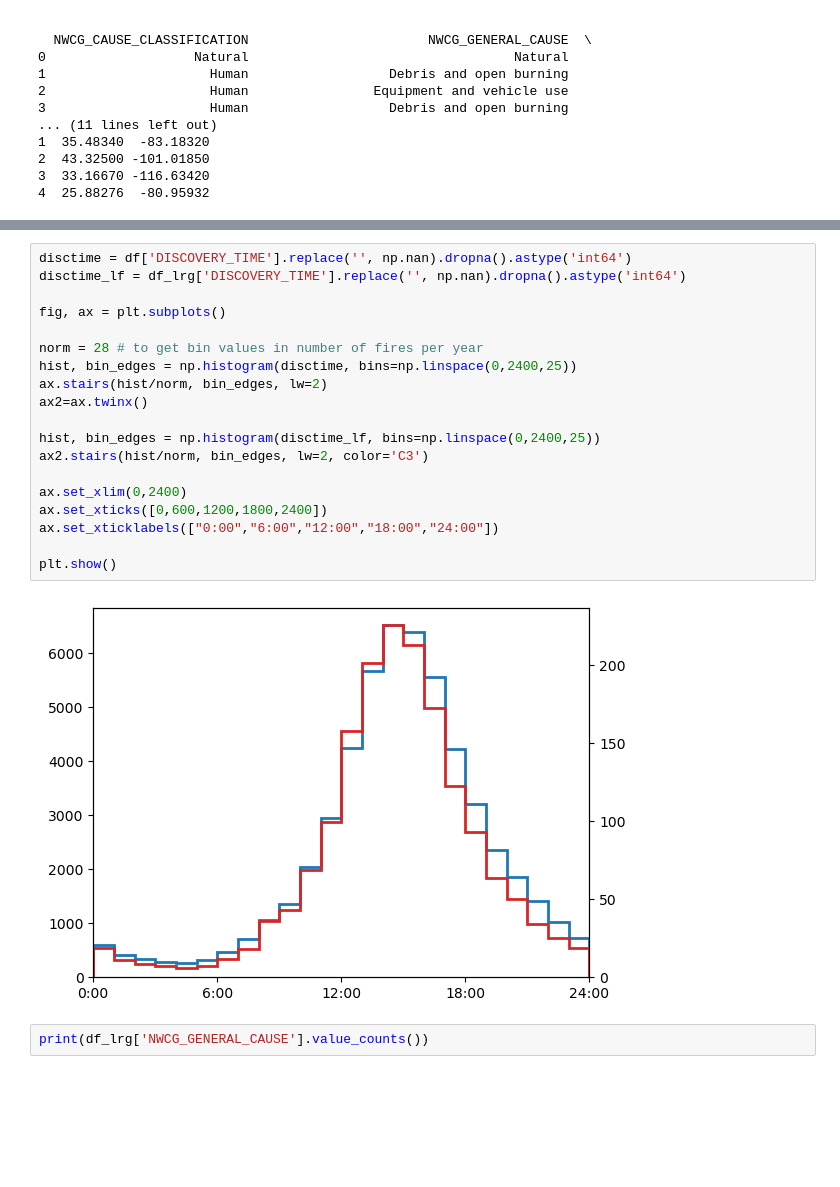
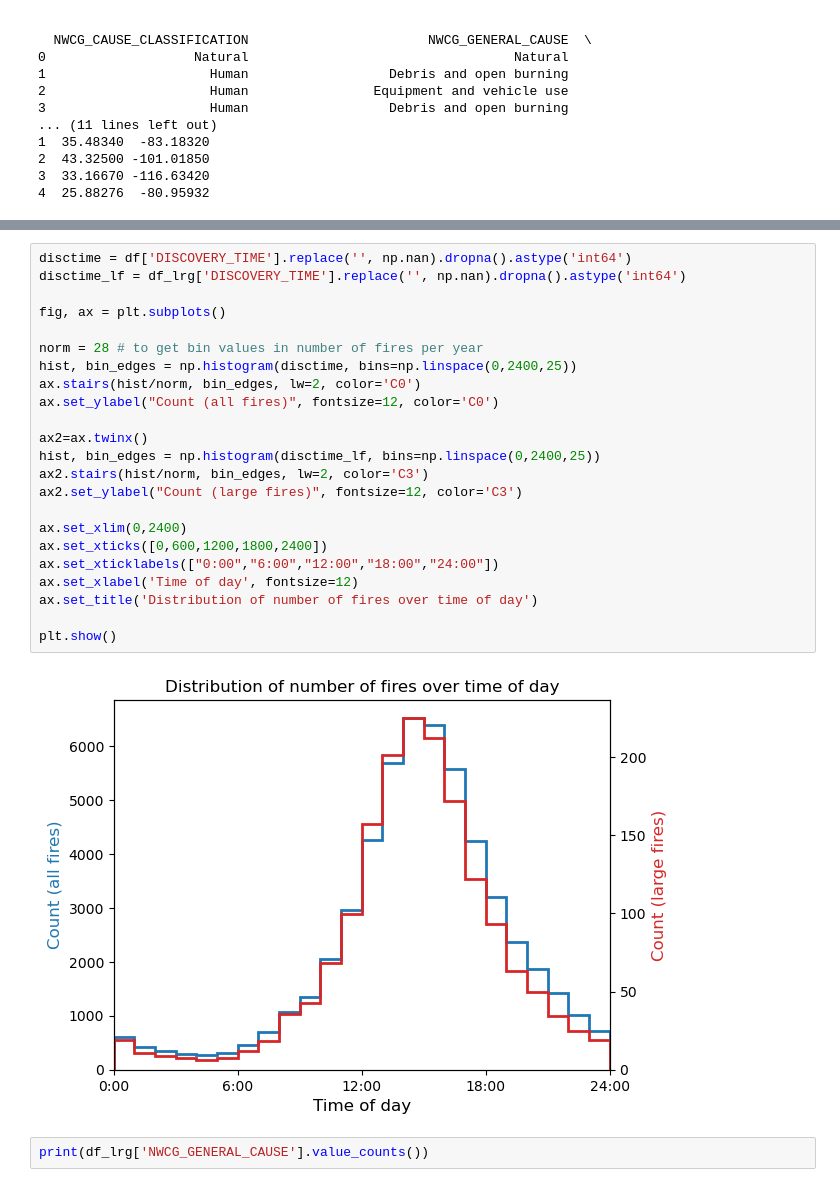
Before and after one commit to rucskajj/Data-Science-Projects, a Jupyter notebook: USWildfires00-20/US_Wildfires_Analysis.ipynb, the cells around one changed output, grey strips where cells are left out. Drawn from its saved outputs; the diff is of its cells as text; blank space fills up the shorter version.

```diff
--- a/USWildfires00-20/US_Wildfires_Analysis.ipynb
+++ b/USWildfires00-20/US_Wildfires_Analysis.ipynb
@@ -53,24 +78,28 @@ plt.show()
 # %%
 disctime = df['DISCOVERY_TIME'].replace('', np.nan).dropna().astype('int64')
 disctime_lf = df_lrg['DISCOVERY_TIME'].replace('', np.nan).dropna().astype('int64')
 
 fig, ax = plt.subplots()
 
 norm = 28 # to get bin values in number of fires per year
 hist, bin_edges = np.histogram(disctime, bins=np.linspace(0,2400,25))
-ax.stairs(hist/norm, bin_edges, lw=2)
+ax.stairs(hist/norm, bin_edges, lw=2, color='C0')
+ax.set_ylabel("Count (all fires)", fontsize=12, color='C0')
+
 ax2=ax.twinx()
-
 hist, bin_edges = np.histogram(disctime_lf, bins=np.linspace(0,2400,25))
 ax2.stairs(hist/norm, bin_edges, lw=2, color='C3')
+ax2.set_ylabel("Count (large fires)", fontsize=12, color='C3')
 
 ax.set_xlim(0,2400)
 ax.set_xticks([0,600,1200,1800,2400])
 ax.set_xticklabels(["0:00","6:00","12:00","18:00","24:00"])
+ax.set_xlabel('Time of day', fontsize=12)
+ax.set_title('Distribution of number of fires over time of day')
 
 plt.show()
 # %% [output]
-[figure, old version]
+[figure, new version]
 # %%
 print(df_lrg['NWCG_GENERAL_CAUSE'].value_counts())
 # %% [output]
```
Also changed, not shown: parts of 8 cells of this notebook.
